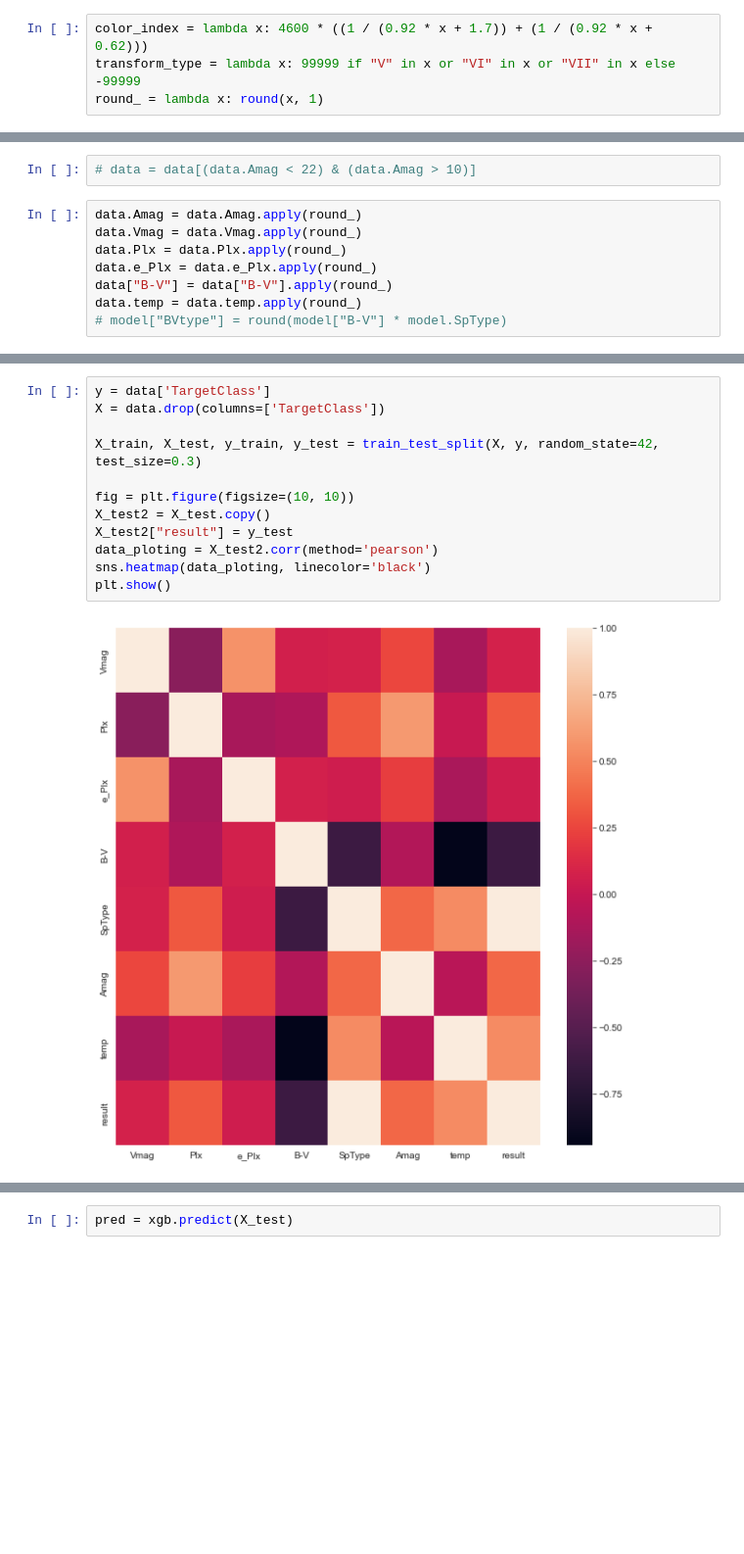
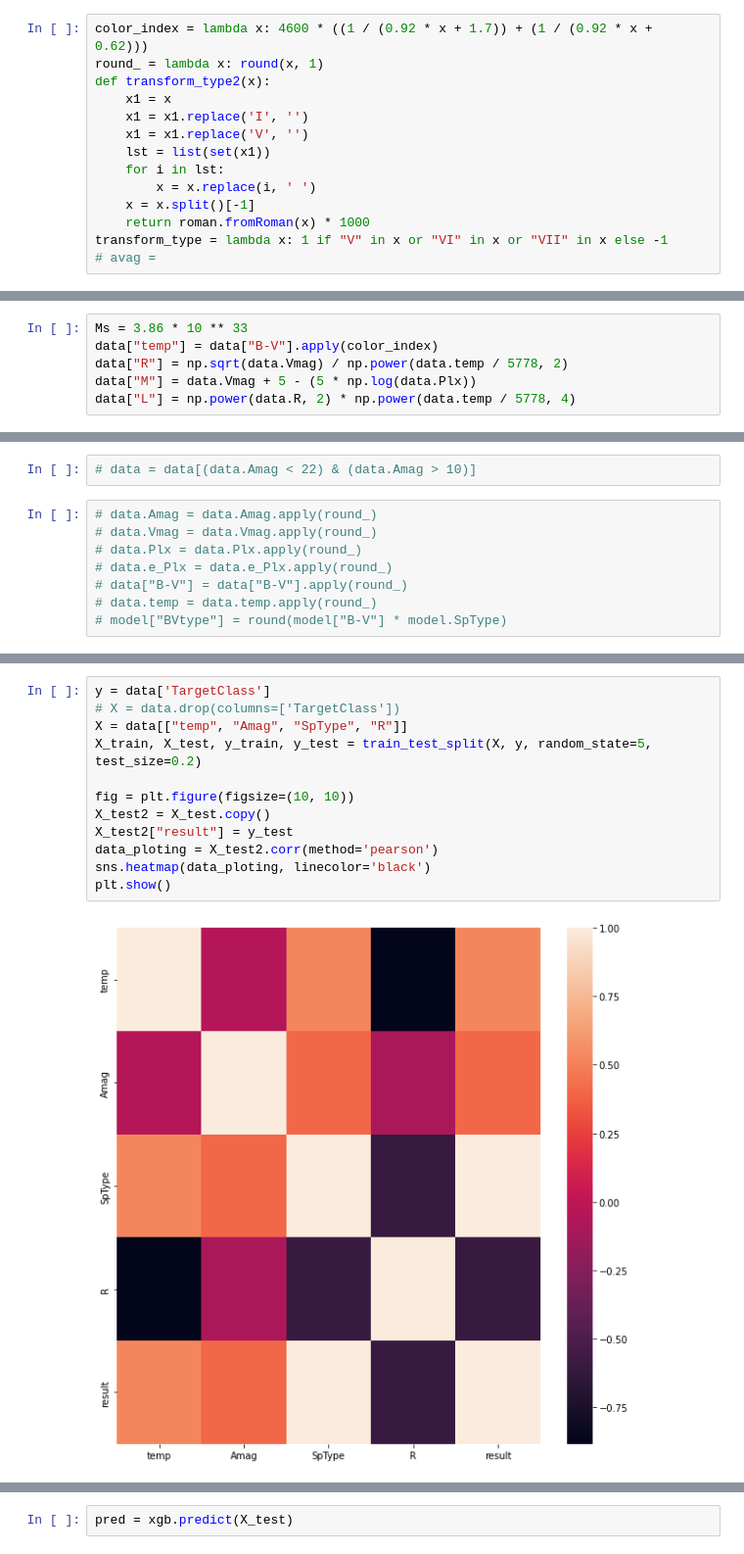
Before and after one commit to D1ffic00lt/nto-artificial-intelligence, a Jupyter notebook: няшка/main.ipynb, the cells around one changed output, grey strips where cells are left out. Shown: that part at 98% size. Cells and saved outputs as stored; diff of their text form; blank space fills up the shorter version.

```diff
--- a/няшка/main.ipynb
+++ b/няшка/main.ipynb
@@ -44,5 +46,15 @@ answer
 data = data[~data.SpType.isin(answer)]
 # %%
 color_index = lambda x: 4600 * ((1 / (0.92 * x + 1.7)) + (1 / (0.92 * x + 0.62)))
-transform_type = lambda x: 99999 if "V" in x or "VI" in x or "VII" in x else -99999
 round_ = lambda x: round(x, 1)
+def transform_type2(x):
+    x1 = x
+    x1 = x1.replace('I', '')
+    x1 = x1.replace('V', '')
+    lst = list(set(x1))
+    for i in lst:
+        x = x.replace(i, ' ')
+    x = x.split()[-1]
+    return roman.fromRoman(x) * 1000
+transform_type = lambda x: 1 if "V" in x or "VI" in x or "VII" in x else -1
+# avag =
@@ -50,0 +61,6 @@ data["temp"] = data["B-V"].apply(color_index)
+# %%
+Ms = 3.86 * 10 ** 33
+data["temp"] = data["B-V"].apply(color_index)
+data["R"] = np.sqrt(data.Vmag) / np.power(data.temp / 5778, 2)
+data["M"] = data.Vmag + 5 - (5 * np.log(data.Plx))
+data["L"] = np.power(data.R, 2) * np.power(data.temp / 5778, 4)
@@ -83,11 +104,11 @@ data = data[data.Plx + data.e_Plx > 0]
 # %%
 # data = data[(data.Amag < 22) & (data.Amag > 10)]
 # %%
-data.Amag = data.Amag.apply(round_)
-data.Vmag = data.Vmag.apply(round_)
-data.Plx = data.Plx.apply(round_)
-data.e_Plx = data.e_Plx.apply(round_)
-data["B-V"] = data["B-V"].apply(round_)
-data.temp = data.temp.apply(round_)
+# data.Amag = data.Amag.apply(round_)
+# data.Vmag = data.Vmag.apply(round_)
+# data.Plx = data.Plx.apply(round_)
+# data.e_Plx = data.e_Plx.apply(round_)
+# data["B-V"] = data["B-V"].apply(round_)
+# data.temp = data.temp.apply(round_)
 # model["BVtype"] = round(model["B-V"] * model.SpType)
 # %%
@@ -95,17 +116,17 @@ data.temp = data.temp.apply(round_)
 # %%
 y = data['TargetClass']
-X = data.drop(columns=['TargetClass'])
-
-X_train, X_test, y_train, y_test = train_test_split(X, y, random_state=42, test_size=0.3)
+# X = data.drop(columns=['TargetClass'])
+X = data[["temp", "Amag", "SpType", "R"]]
+X_train, X_test, y_train, y_test = train_test_split(X, y, random_state=5, test_size=0.2)
 
 fig = plt.figure(figsize=(10, 10))
 X_test2 = X_test.copy()
 X_test2["result"] = y_test
 data_ploting = X_test2.corr(method='pearson')
 sns.heatmap(data_ploting, linecolor='black')
 plt.show()
 # %% [output]
-[figure, old version]
+[figure, new version]
 # %%
 data.head()
 # %% [output]
```
Also changed, not shown: parts of 22 cells of this notebook, 1 other file.
